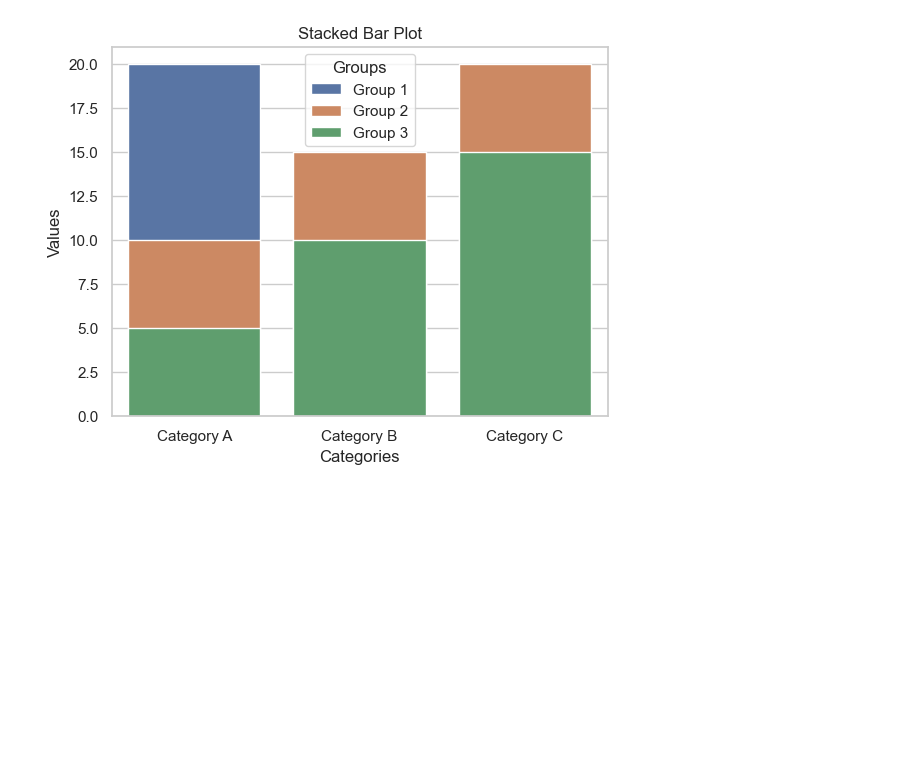
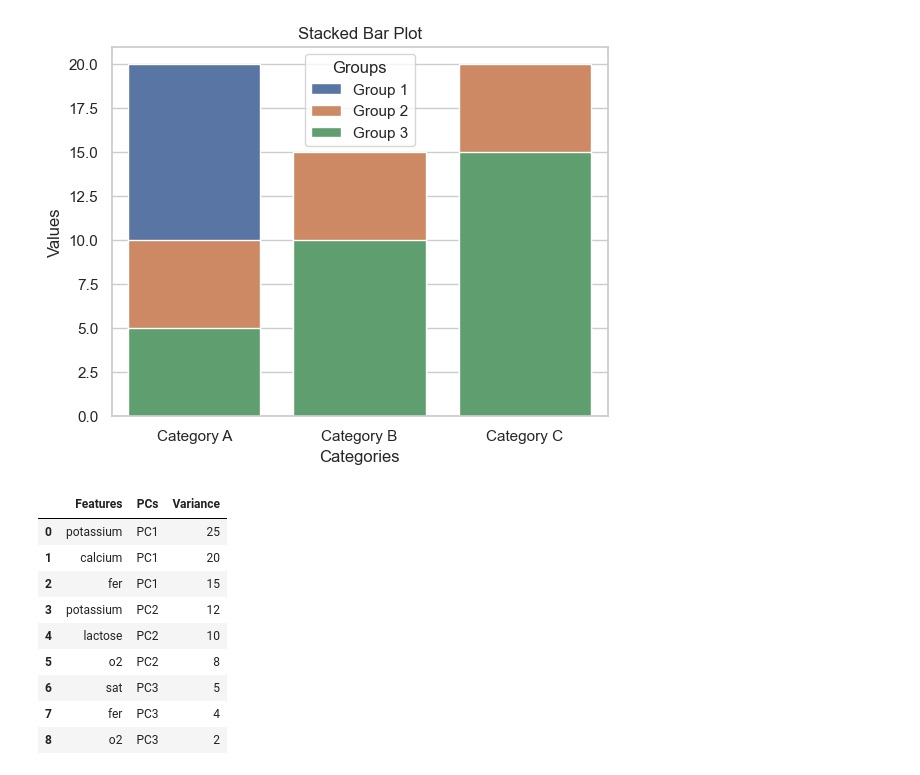
Before and after one commit to AmauryMaros/mgss2, a Jupyter notebook: Python notebooks/draft.ipynb, the cells around one changed output. Saved outputs shown, nothing was run; the diff lists cells and outputs as text; code cells hidden in the pictures; blank space fills up the shorter version.

```diff
--- a/Python notebooks/draft.ipynb
+++ b/Python notebooks/draft.ipynb
@@ -448,0 +482,19 @@ df = df.drop('markers', axis = 1)
+# %%
+df = pd.DataFrame({
+    'Features' : ['potassium', 'calcium','fer', 'potassium', 'lactose','o2', 'sat', 'fer','o2'],
+    'PCs' : ['PC1', 'PC1', 'PC1', 'PC2', 'PC2', 'PC2', 'PC3','PC3','PC3'],
+    'Variance' : [25,20,15,12,10,8,5,4,2]
+})
+
+df
+# %% [output]
+|  | Features | PCs | Variance |
+| 0 | potassium | PC1 | 25 |
+| 1 | calcium | PC1 | 20 |
+| 2 | fer | PC1 | 15 |
+| 3 | potassium | PC2 | 12 |
+| 4 | lactose | PC2 | 10 |
+| 5 | o2 | PC2 | 8 |
+| 6 | sat | PC3 | 5 |
+| 7 | fer | PC3 | 4 |
+| 8 | o2 | PC3 | 2 |
```
Also changed, not shown: parts of 30 cells of this notebook, 6 other files.
